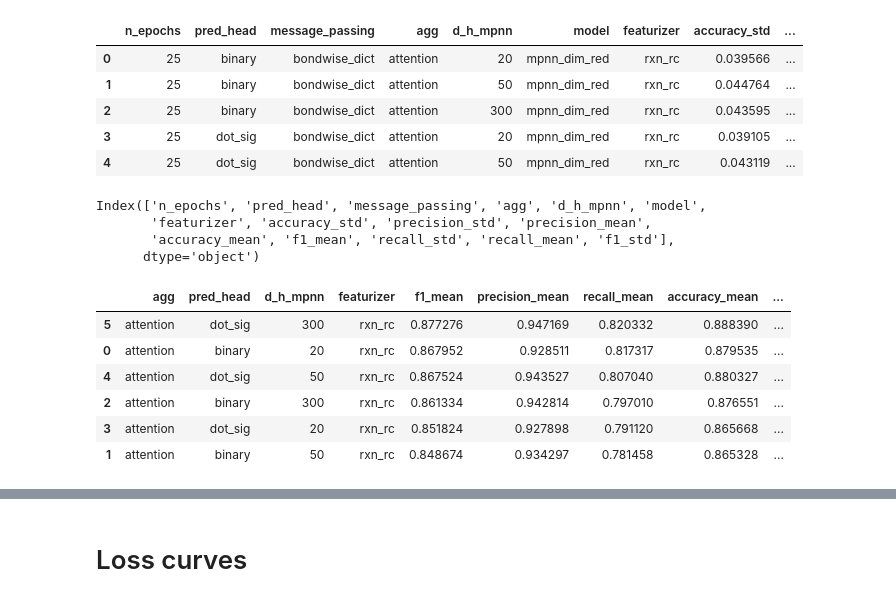
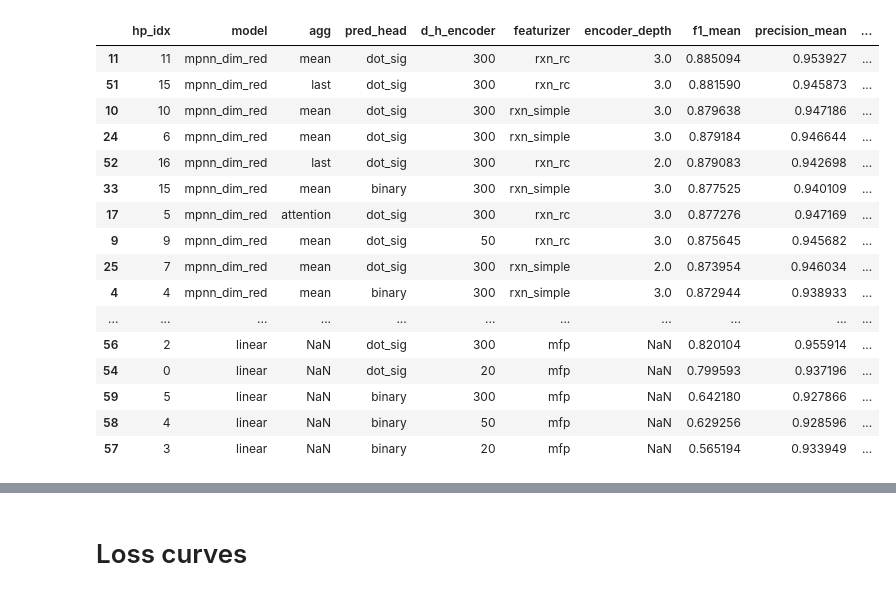
Before and after one commit to stefanpate/rcgnn, a Jupyter notebook: notebooks/rc_gnn_sprhea_figs.ipynb, the cells around one changed output, grey strips where cells are left out. Cells and saved outputs as stored; diff of their text form; code cells hidden in the pictures.

```diff
--- a/notebooks/rc_gnn_sprhea_figs.ipynb
+++ b/notebooks/rc_gnn_sprhea_figs.ipynb
@@ -5,16 +5,3 @@ import numpy as np
 import matplotlib.pyplot as plt
 from collections import defaultdict
 from src.utils import load_json
-# %%
-# Load toc
-
-ds_toc = "sprhea_sp_folded_pt"
-gs_name = "attention_homology_80_0" # fix_dot_sig_0
-gs_path = f"/projects/p30041/spn1560/hiec/artifacts/model_evals/gnn/{ds_toc}_{gs_name}"
-toc_path = f"{gs_path}/hp_toc.csv"
-hp_toc = pd.read_csv(toc_path, sep='\t')
-hp_toc.drop(columns=['Unnamed: 0'], inplace=True)
-hp_split_dirs = os.listdir(gs_path)
-hp_split_dirs.remove('hp_toc.csv')
-hp_split_dirs.remove('gs_params.txt')
-hp_toc.head()
@@ -59,27 +83,23 @@ for hidx, scores in tmp_scores.items():
-# %%
-hp_toc.head()
-# %% [output]
-|  | n_epochs | pred_head | message_passing | agg | d_h_mpnn | model | featurizer | accuracy_std | ... |
-| 0 | 25 | binary | bondwise_dict | attention | 20 | mpnn_dim_red | rxn_rc | 0.039566 | ... |
-| 1 | 25 | binary | bondwise_dict | attention | 50 | mpnn_dim_red | rxn_rc | 0.044764 | ... |
-| 2 | 25 | binary | bondwise_dict | attention | 300 | mpnn_dim_red | rxn_rc | 0.043595 | ... |
-| 3 | 25 | dot_sig | bondwise_dict | attention | 20 | mpnn_dim_red | rxn_rc | 0.039105 | ... |
-| 4 | 25 | dot_sig | bondwise_dict | attention | 50 | mpnn_dim_red | rxn_rc | 0.043119 | ... |
-# %%
-print(hp_toc.columns)
-# %% [output]
-Index(['n_epochs', 'pred_head', 'message_passing', 'agg', 'd_h_mpnn', 'model',
-       'featurizer', 'accuracy_std', 'precision_std', 'precision_mean',
-       'accuracy_mean', 'f1_mean', 'recall_std', 'recall_mean', 'f1_std'],
-      dtype='object')
 # %%
-display_res = hp_toc[['agg', 'pred_head', 'd_h_mpnn', 'featurizer', 'f1_mean', 'precision_mean', 'recall_mean', 'accuracy_mean', 'f1_std', 'precision_std', 'recall_std', 'accuracy_std']]
+display_res = hp_toc[['model', 'agg', 'pred_head', 'd_h_encoder', 'featurizer', 'encoder_depth', 'f1_mean', 'precision_mean', 'recall_mean', 'accuracy_mean', 'f1_std', 'precision_std', 'recall_std', 'accuracy_std']].copy()
+display_res.reset_index(inplace=True)
+display_res.rename(columns={"index": "hp_idx"}, inplace=True)
 display_res.sort_values(by=['f1_mean'], ascending=False)
 # %% [output]
-|  | agg | pred_head | d_h_mpnn | featurizer | f1_mean | precision_mean | recall_mean | accuracy_mean | ... |
-| 5 | attention | dot_sig | 300 | rxn_rc | 0.877276 | 0.947169 | 0.820332 | 0.888390 | ... |
-| 0 | attention | binary | 20 | rxn_rc | 0.867952 | 0.928511 | 0.817317 | 0.879535 | ... |
-| 4 | attention | dot_sig | 50 | rxn_rc | 0.867524 | 0.943527 | 0.807040 | 0.880327 | ... |
-| 2 | attention | binary | 300 | rxn_rc | 0.861334 | 0.942814 | 0.797010 | 0.876551 | ... |
-| 3 | attention | dot_sig | 20 | rxn_rc | 0.851824 | 0.927898 | 0.791120 | 0.865668 | ... |
-| 1 | attention | binary | 50 | rxn_rc | 0.848674 | 0.934297 | 0.781458 | 0.865328 | ... |
+|  | hp_idx | model | agg | pred_head | d_h_encoder | featurizer | encoder_depth | f1_mean | precision_mean | ... |
+| 11 | 11 | mpnn_dim_red | mean | dot_sig | 300 | rxn_rc | 3.0 | 0.885094 | 0.953927 | ... |
+| 51 | 15 | mpnn_dim_red | last | dot_sig | 300 | rxn_rc | 3.0 | 0.881590 | 0.945873 | ... |
+| 10 | 10 | mpnn_dim_red | mean | dot_sig | 300 | rxn_simple | 3.0 | 0.879638 | 0.947186 | ... |
+| 24 | 6 | mpnn_dim_red | mean | dot_sig | 300 | rxn_simple | 3.0 | 0.879184 | 0.946644 | ... |
+| 52 | 16 | mpnn_dim_red | last | dot_sig | 300 | rxn_rc | 2.0 | 0.879083 | 0.942698 | ... |
+| 33 | 15 | mpnn_dim_red | mean | binary | 300 | rxn_simple | 3.0 | 0.877525 | 0.940109 | ... |
+| 17 | 5 | mpnn_dim_red | attention | dot_sig | 300 | rxn_rc | 3.0 | 0.877276 | 0.947169 | ... |
+| 9 | 9 | mpnn_dim_red | mean | dot_sig | 50 | rxn_rc | 3.0 | 0.875645 | 0.945682 | ... |
+| 25 | 7 | mpnn_dim_red | mean | dot_sig | 300 | rxn_simple | 2.0 | 0.873954 | 0.946034 | ... |
+| 4 | 4 | mpnn_dim_red | mean | binary | 300 | rxn_simple | 3.0 | 0.872944 | 0.938933 | ... |
+| ... | ... | ... | ... | ... | ... | ... | ... | ... | ... | ... |
+| 56 | 2 | linear | NaN | dot_sig | 300 | mfp | NaN | 0.820104 | 0.955914 | ... |
+| 54 | 0 | linear | NaN | dot_sig | 20 | mfp | NaN | 0.799593 | 0.937196 | ... |
+| 59 | 5 | linear | NaN | binary | 300 | mfp | NaN | 0.642180 | 0.927866 | ... |
+| 58 | 4 | linear | NaN | binary | 50 | mfp | NaN | 0.629256 | 0.928596 | ... |
+| 57 | 3 | linear | NaN | binary | 20 | mfp | NaN | 0.565194 | 0.933949 | ... |
```
Also changed, not shown: parts of 13 cells of this notebook, 38 other files.
